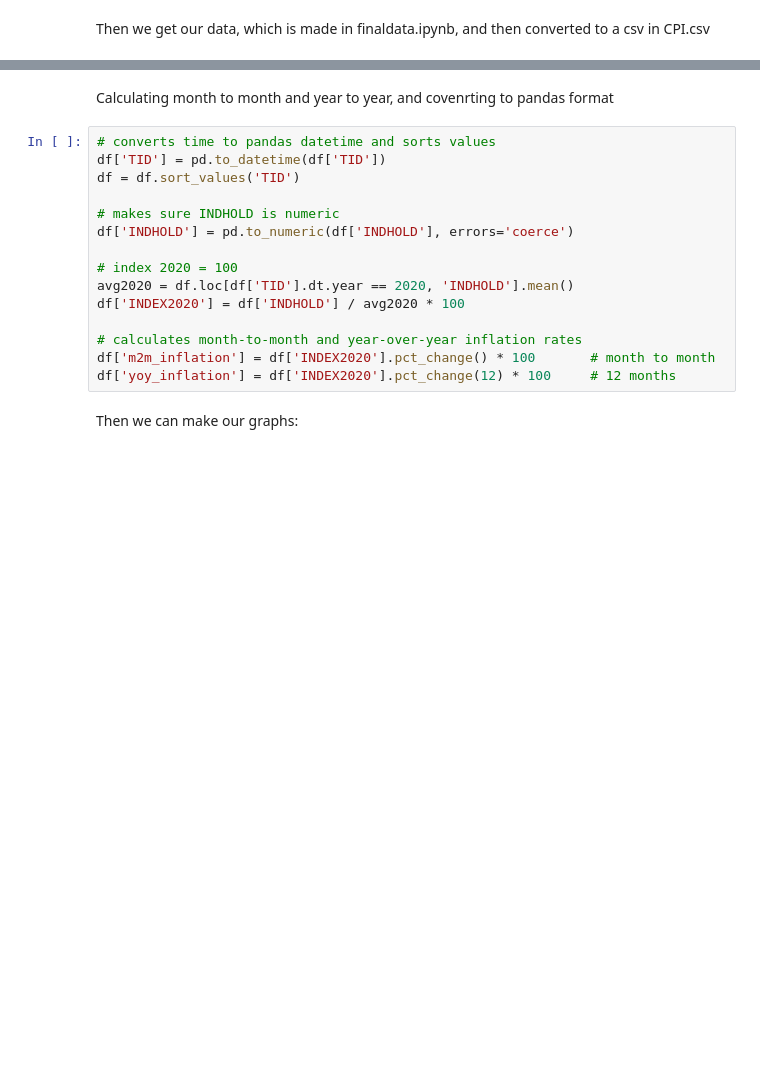
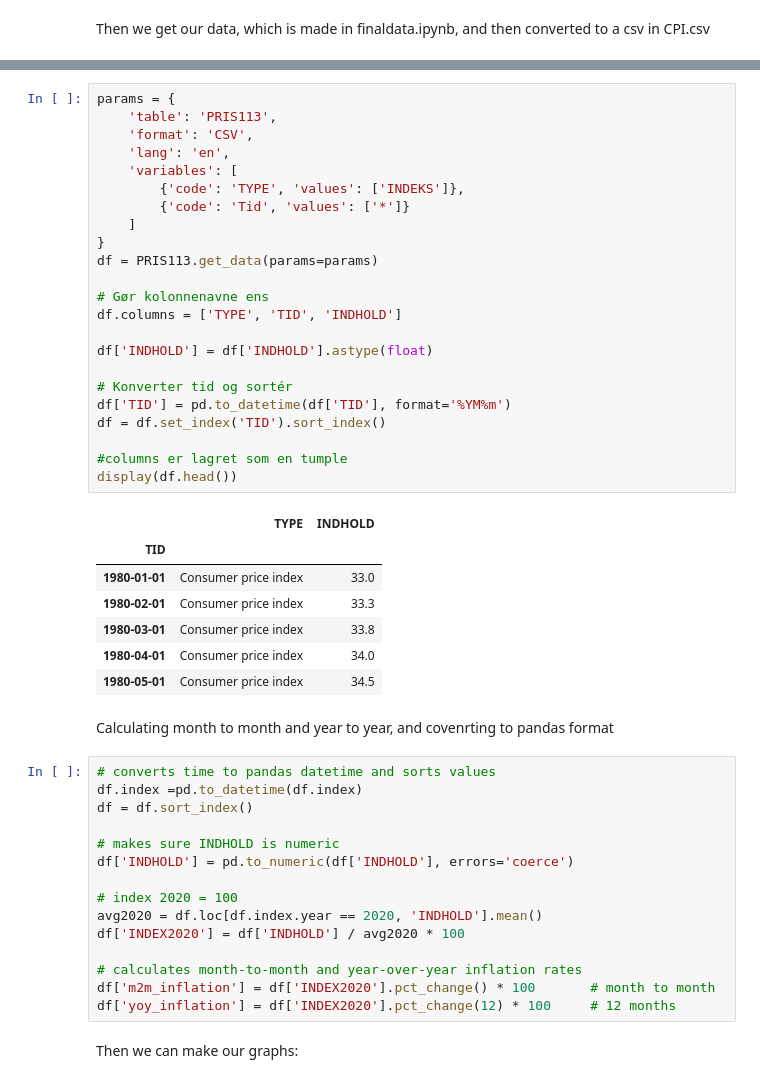
Before and after one commit to Magnus-Rasmussen/Eget-prog, a Jupyter notebook: Final.ipynb, the cells around one changed output, grey strips where cells are left out. Drawn from its saved outputs; the diff is of its cells as text; blank space fills up the shorter version.

```diff
--- a/Final.ipynb
+++ b/Final.ipynb
@@ -26,15 +32,46 @@ df = pd.read_csv("cpi.csv")
+# %%
+params = {
+    'table': 'PRIS113',
+    'format': 'CSV',
+    'lang': 'en',
+    'variables': [
+        {'code': 'TYPE', 'values': ['INDEKS']},
+        {'code': 'Tid', 'values': ['*']}
+    ]
+}
+df = PRIS113.get_data(params=params)
+
+# Gør kolonnenavne ens
+df.columns = ['TYPE', 'TID', 'INDHOLD']
+
+df['INDHOLD'] = df['INDHOLD'].astype(float)
+
+# Konverter tid og sortér
+df['TID'] = pd.to_datetime(df['TID'], format='%YM%m')
+df = df.set_index('TID').sort_index()
+
+#columns er lagret som en tumple
+display(df.head())
+# %% [output]
+|  | TYPE | INDHOLD |
+| TID |  |  |
+| 1980-01-01 | Consumer price index | 33.0 |
+| 1980-02-01 | Consumer price index | 33.3 |
+| 1980-03-01 | Consumer price index | 33.8 |
+| 1980-04-01 | Consumer price index | 34.0 |
+| 1980-05-01 | Consumer price index | 34.5 |
 # %% [markdown]
 Calculating month to month and year to year, and covenrting to pandas format
 # %%
 # converts time to pandas datetime and sorts values
-df['TID'] = pd.to_datetime(df['TID'])
-df = df.sort_values('TID')
+df.index =pd.to_datetime(df.index)
+df = df.sort_index()
 
 # makes sure INDHOLD is numeric
 df['INDHOLD'] = pd.to_numeric(df['INDHOLD'], errors='coerce')
 
 # index 2020 = 100
-avg2020 = df.loc[df['TID'].dt.year == 2020, 'INDHOLD'].mean()
+avg2020 = df.loc[df.index.year == 2020, 'INDHOLD'].mean()
 df['INDEX2020'] = df['INDHOLD'] / avg2020 * 100
 
 # calculates month-to-month and year-over-year inflation rates
```
Also changed, not shown: parts of 4 cells of this notebook.
